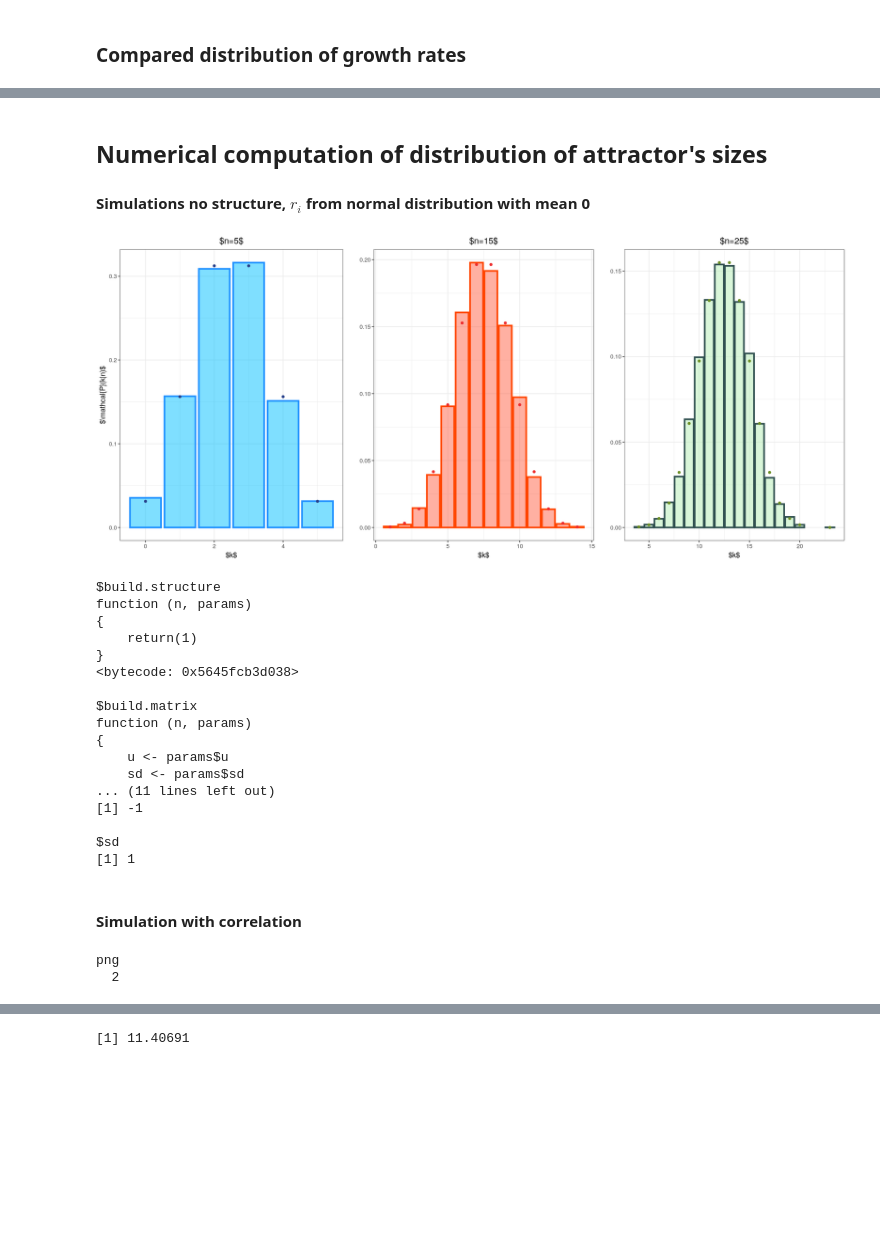
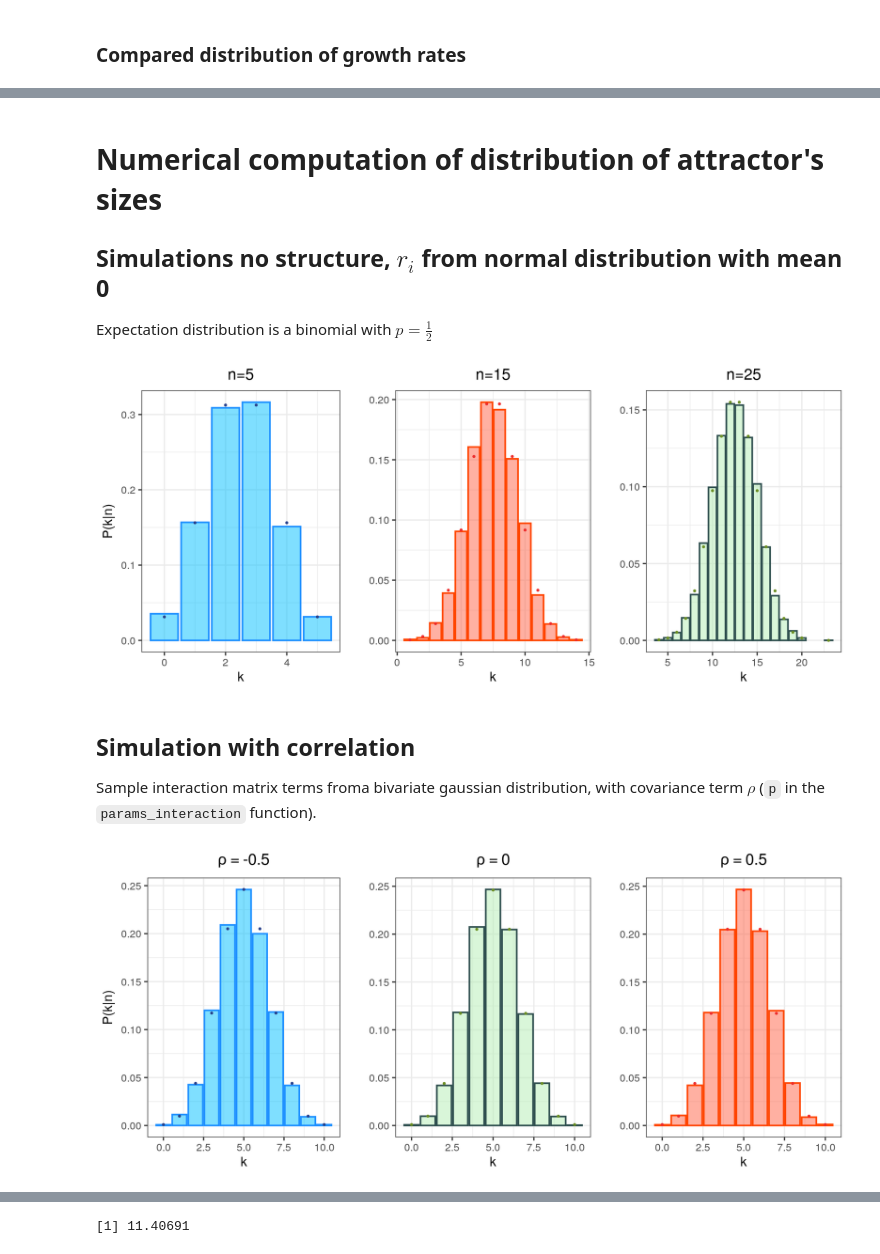
Before and after one commit to SBea13/QLS, a Jupyter notebook: Simulations/simulations_and_graphs.ipynb, the cells around one changed output, grey strips where cells are left out. Cells and saved outputs as stored; diff of their text form; code cells hidden in the pictures; blank space fills up the shorter version.

```diff
--- a/Simulations/simulations_and_graphs.ipynb
+++ b/Simulations/simulations_and_graphs.ipynb
@@ -229,5 +235,7 @@ png
 # %% [markdown]
-## Numerical computation of distribution of attractor's sizes
+# Numerical computation of distribution of attractor's sizes
 
-#### Simulations no structure, $r_i$ from normal distribution with mean 0
+## Simulations no structure, $r_i$ from normal distribution with mean 0
+
+Expectation distribution is a binomial with $p=\frac{1}{2}$
 # %%
@@ -251,10 +260,13 @@ get_distribution_sizes_attractors <- function(n, nsim,
     return (D)
 }
 # %%
-n <- 15
+# no structure, different starting number of species n
+
 nsim <- 10000
 set.seed(1234430) ## set random seed for simulations
-attractors15 <- get_distribution_sizes_attractors(n, nsim,
+
+n1 <- 15
+attractors15 <- get_distribution_sizes_attractors(n1, nsim,
                                                 params_interactions,
                                                 params_growth_rates )
 
@@ -268,68 +280,50 @@ attractors25 <- get_distribution_sizes_attractors(n3, nsim,
                                                 params_interactions,
                                                 params_growth_rates )
 # %%
-## In this case we can get a binomal expectation
-attractors15 <- attractors15 %>% mutate(expectation = choose(n, k) *  0.5^n)
+## Binomal expectation
+attractors15 <- attractors15 %>% mutate(expectation = choose(n1, k) *  0.5^n1)
 attractors5  <- attractors5  %>% mutate(expectation = choose(n2, k) *  0.5^n2)
 attractors25 <- attractors25 %>% mutate(expectation = choose(n3, k) *  0.5^n3)
 # %%
 # pdf('simulations_bin.pdf', width=12.8/2.54, height=9.6/2.54)
 # tikzDevice::tikz(file = "simulations_bin.tex", width=11/2.54, height=5/2.54)
 
 ## Plotting
 p1 <- attractors5 %>% ggplot(aes(x = k, y = freq)) +
       geom_bar(stat = "identity", alpha = 0.5, colour = "dodgerblue", size=1.2, fill = "deepskyblue") +
       geom_point(aes(y = expectation), shape = 19, size = 1.5, col="royalblue4") +
-#       xlab(TeX("$k$")) + ylab(TeX("$P(k|n)$")) + ggtitle(TeX("$n=5$")) + theme_bw(base_size = 20) +
-      xlab("$k$") + ylab("$\\mathcal{P}(k|n)$") + ggtitle("$n=5$") + theme_bw() +
+      xlab(TeX("$k$")) + ylab(TeX("$P(k|n)$")) + ggtitle(TeX("$n=5$")) + theme_bw(base_size = 20) +
+      # xlab("$k$") + ylab("$\\mathcal{P}(k|n)$") + ggtitle("$n=5$") + theme_bw() +
       theme(plot.title = element_text(hjust = 0.5), panel.background = element_rect(fill = "transparent"), # bg of the panel
             plot.background = element_rect(fill = "transparent", color = NA)) # bg of the plot
 
 
 p2 <- attractors15 %>% ggplot(aes(x = k, y = freq)) +
       geom_bar(stat = "identity", alpha = 0.5, colour = "orangered", size=1.2, fill = "tomato") +
       geom_point(aes(y = expectation), shape = 19, size = 1.5, col="firebrick2") +
-#       xlab(TeX("$k$")) + ylab("") + ggtitle(TeX("$n=15$")) +
-      xlab("$k$") + ylab("") + ggtitle("$n=15$") + theme_bw() +
+      xlab(TeX("$k$")) + ylab("") + ggtitle(TeX("$n=15$")) + theme_bw(base_size = 20) +
+      # xlab("$k$") + ylab("") + ggtitle("$n=15$") + theme_bw() +
       theme(plot.title = element_text(hjust = 0.5), panel.background = element_rect(fill = "transparent"), # bg of the panel
             plot.background = element_rect(fill = "transparent", color = NA)) # bg of the plot
 
 p3 <- attractors25 %>% ggplot(aes(x = k, y = freq)) +
       geom_bar(stat = "identity", alpha = 0.5, colour = "darkslategray", size=1.2, fill = "darkseagreen2") +
       geom_point(aes(y = expectation), shape = 19, size = 1.5, col="olivedrab") +
-#       xlab(TeX("$k$")) + ylab("") + ggtitle(TeX("$n=25$")) +
-      xlab("$k$") + ylab("") + ggtitle("$n=25$") + theme_bw() +
+      xlab(TeX("$k$")) + ylab("") + ggtitle(TeX("$n=25$")) + theme_bw(base_size = 20) +
+      # xlab("$k$") + ylab("") + ggtitle("$n=25$") + theme_bw() +
       theme(plot.title = element_text(hjust = 0.5), panel.background = element_rect(fill = "transparent"), # bg of the panel
             plot.background = element_rect(fill = "transparent", color = NA)) # bg of the plot
 
 grid.arrange(p1, p2, p3, ncol=3)
 
 # ggsave("simulations_bin.pdf", arrangeGrob(p1, p2, p3, ncol=3), scale=4, width=12, height=5, units='cm', bg='transparent')
 # dev.off()
 # %% [output]
-[figure, old version]
+[figure, new version]
-# %%
-params_interactions
-# %% [output]
-$build.structure
-function (n, params)
-{
-    return(1)
-}
-<bytecode: 0x5645fcb3d038>
-
-$build.matrix
-function (n, params)
-{
-    u <- params$u
-    sd <- params$sd
-... (11 lines left out)
-[1] -1
-
-$sd
-[1] 1
-# %% [markdown]
-#### Simulation with correlation
+# %% [markdown]
+## Simulation with correlation
+
+Sample interaction matrix terms froma bivariate gaussian distribution, with covariance term $\rho$ (``p`` in the ``params_interaction`` function).
 # %%
 params_interactions <- list(build.structure = build.no.structure, ## completely filled matrix
                build.matrix = build.cor.normal,                   ## normal matrix with correlation
@@ -372,24 +366,24 @@ attractors2 <- attractors2 %>% mutate(expectation = choose(n, k) *  0.5^n)
 p1 <- attractors3 %>% ggplot(aes(x = k, y = freq)) +
       geom_bar(stat = "identity", alpha = 0.5, colour = "dodgerblue", size=1.2, fill = "deepskyblue") +
       geom_point(aes(y = expectation), shape = 19, size = 1.5, col="royalblue4") +
-#       xlab(TeX("$k$")) + ylab(TeX("$P(k|n)$")) + ggtitle(TeX("$\\rho = -0.5$")) + theme_bw(base_size = 20) +
-      xlab("$k$") + ylab("$\\mathcal{P}(k|n)$") + ggtitle("$\\rho = -0.5$") + theme_bw() +
+      xlab(TeX("$k$")) + ylab(TeX("$P(k|n)$")) + ggtitle(TeX("$\\rho = -0.5$")) + theme_bw(base_size = 20) +
+      # xlab("$k$") + ylab("$\\mathcal{P}(k|n)$") + ggtitle("$\\rho = -0.5$") + theme_bw() +
       theme(plot.title = element_text(hjust = 0.5), panel.background = element_rect(fill = "transparent"), # bg of the panel
             plot.background = element_rect(fill = "transparent", color = NA)) # bg of the plot
 
 p2 <- attractors2 %>% ggplot(aes(x = k, y = freq)) +
       geom_bar(stat = "identity", alpha = 0.5, colour = "darkslategray", size=1.2, fill = "darkseagreen2") +
       geom_point(aes(y = expectation), shape = 19, size = 1.5, col="olivedrab") +
-#       xlab(TeX("$k$")) + ylab("") + ggtitle(TeX("$\\rho = 0$")) + theme_bw(base_size = 20) +
-      xlab("$k$") + ylab("") + ggtitle("$\\rho = 0$") + theme_bw() +
+      xlab(TeX("$k$")) + ylab("") + ggtitle(TeX("$\\rho = 0$")) + theme_bw(base_size = 20) +
+      # xlab("$k$") + ylab("") + ggtitle("$\\rho = 0$") + theme_bw() +
       theme(plot.title = element_text(hjust = 0.5), panel.background = element_rect(fill = "transparent"), # bg of the panel
             plot.background = element_rect(fill = "transparent", color = NA)) # bg of the plot
 
 p3 <- attractors1 %>% ggplot(aes(x = k, y = freq)) +
       geom_bar(stat = "identity", alpha = 0.5, colour = "orangered", size=1.2, fill = "tomato") +
       geom_point(aes(y = expectation), shape = 19, size = 1.5, col="firebrick2") +
-#       xlab(TeX("$k$")) + ylab("") + ggtitle(TeX("$\\rho = 0.5$")) + theme_bw(base_size = 20) +
-      xlab("$k$") + ylab("") + ggtitle("$\\rho = 0.5$") + theme_bw() +
+      xlab(TeX("$k$")) + ylab("") + ggtitle(TeX("$\\rho = 0.5$")) + theme_bw(base_size = 20) +
+      # xlab("$k$") + ylab("") + ggtitle("$\\rho = 0.5$") + theme_bw() +
       theme(plot.title = element_text(hjust = 0.5), panel.background = element_rect(fill = "transparent"), # bg of the panel
             plot.background = element_rect(fill = "transparent", color = NA)) # bg of the plot
 
@@ -398,6 +392,5 @@ grid.arrange(p1, p2, p3, ncol=3)
 # ggsave("simulations_bin_corr.pdf", arrangeGrob(p1, p2, p3, ncol=3), scale=4, width=12, height=5, units='cm', bg='transparent')
 # dev.off()
 # %% [output]
-png
-  2
+[figure, added]
 # %% [markdown]
```
Also changed, not shown: parts of 52 cells of this notebook.
